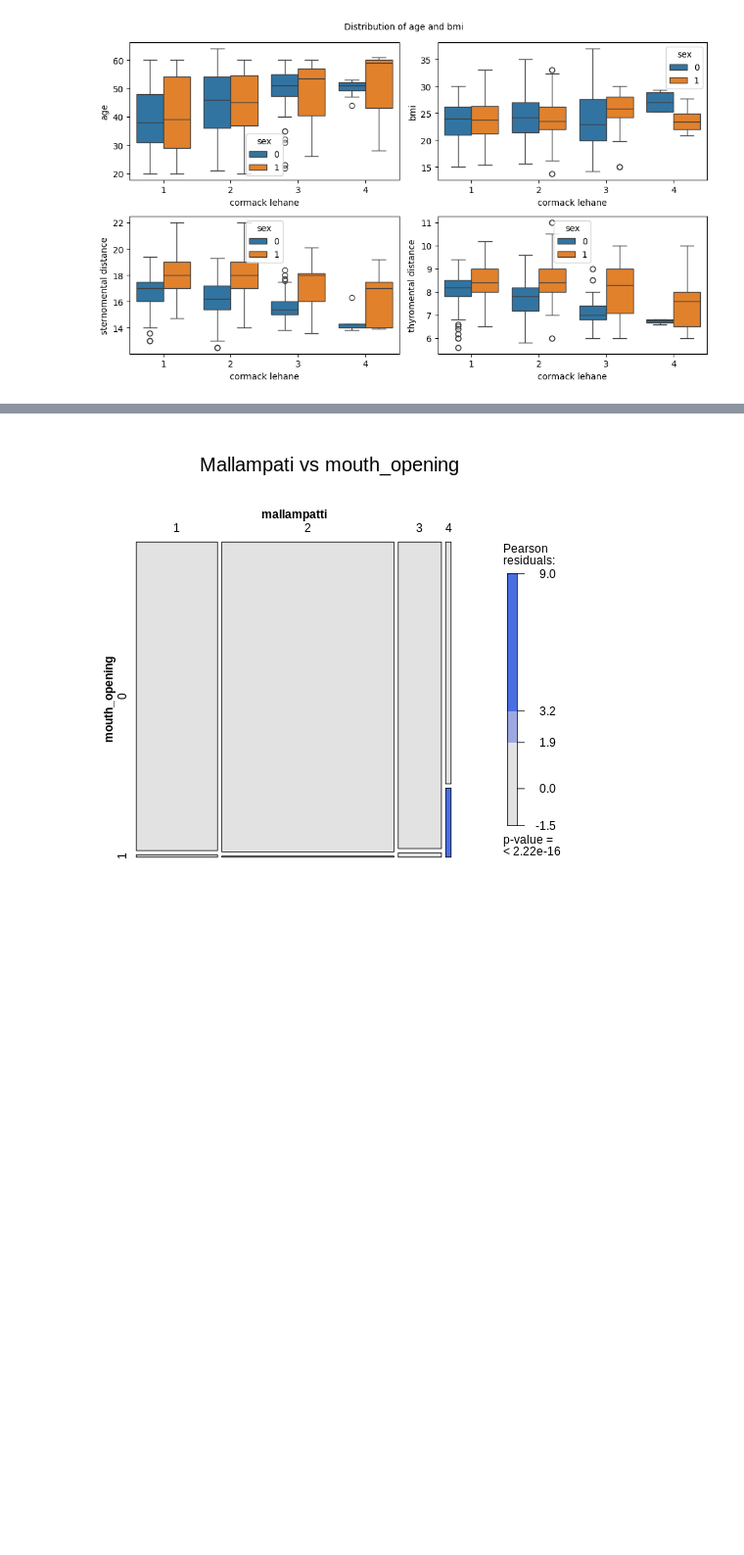
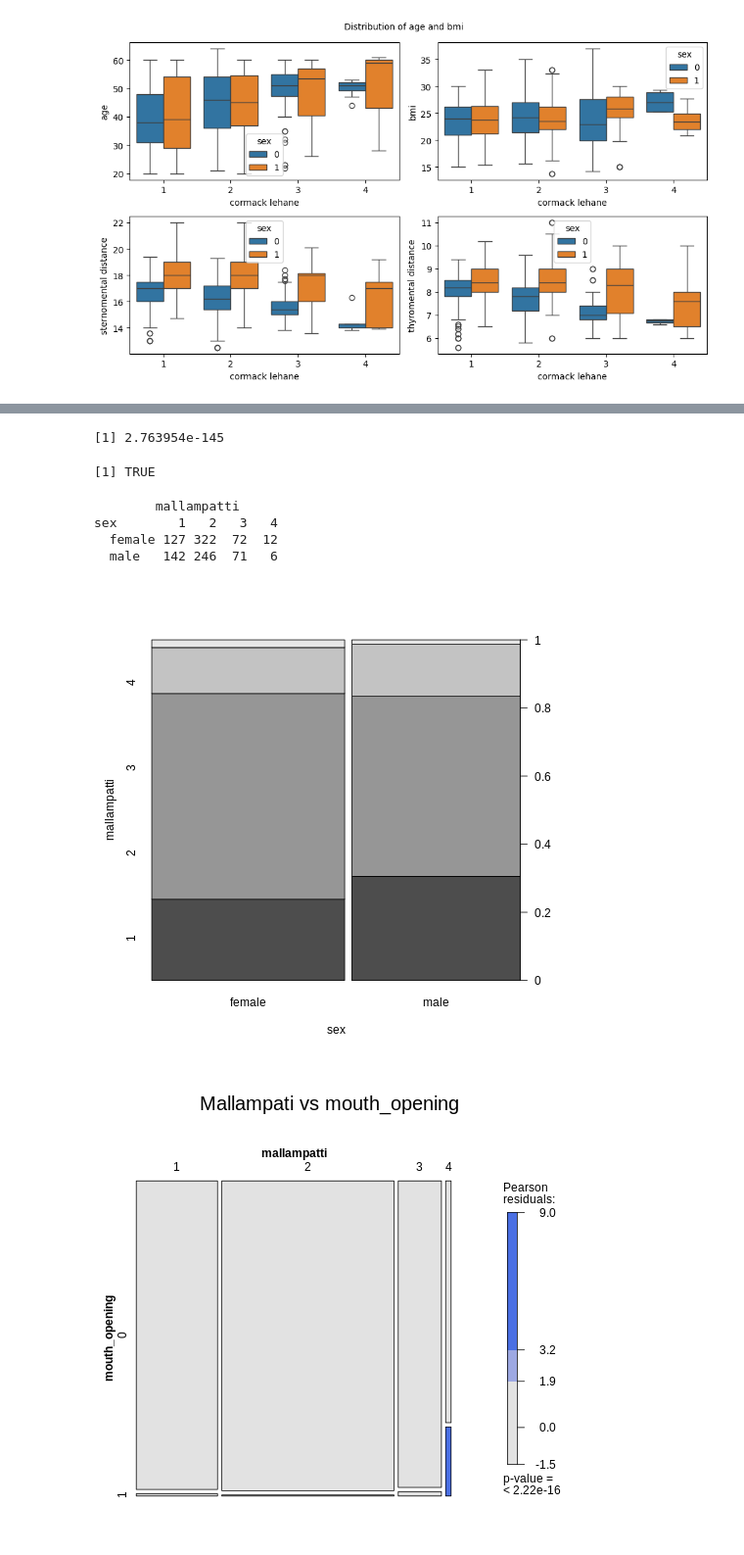
Before and after one commit to harnalashok/classification, a Jupyter notebook: airways.ipynb, the cells around one changed output, grey strips where cells are left out. Shown at 98% size. Cells and saved outputs as stored; diff of their text form; code cells hidden in the pictures; blank space fills up the shorter version.

```diff
--- a/airways.ipynb
+++ b/airways.ipynb
@@ -430,0 +452,15 @@ mosaic(art,
+# %%
+
+%%R
+
+score <-chisq.test(matrix(art))
+score$p.value
+# %% [output]
+[1] 2.763954e-145
+# %%
+%%R
+
+abc<-chisq.test(matrix(art))
+abc$p.value < 0.05
+# %% [output]
+[1] TRUE
@@ -431,3 +469,13 @@ mosaic(art,
+# %%
+%%R
+
+(spine(mallampatti ~ sex, data = df_r))
+# %% [output]
+        mallampatti
+sex        1   2   3   4
+  female 127 322  72  12
+  male   142 246  71   6
+[figure, added]
 # %%
 %%R
 
```
Also changed, not shown: parts of 12 cells of this notebook.
